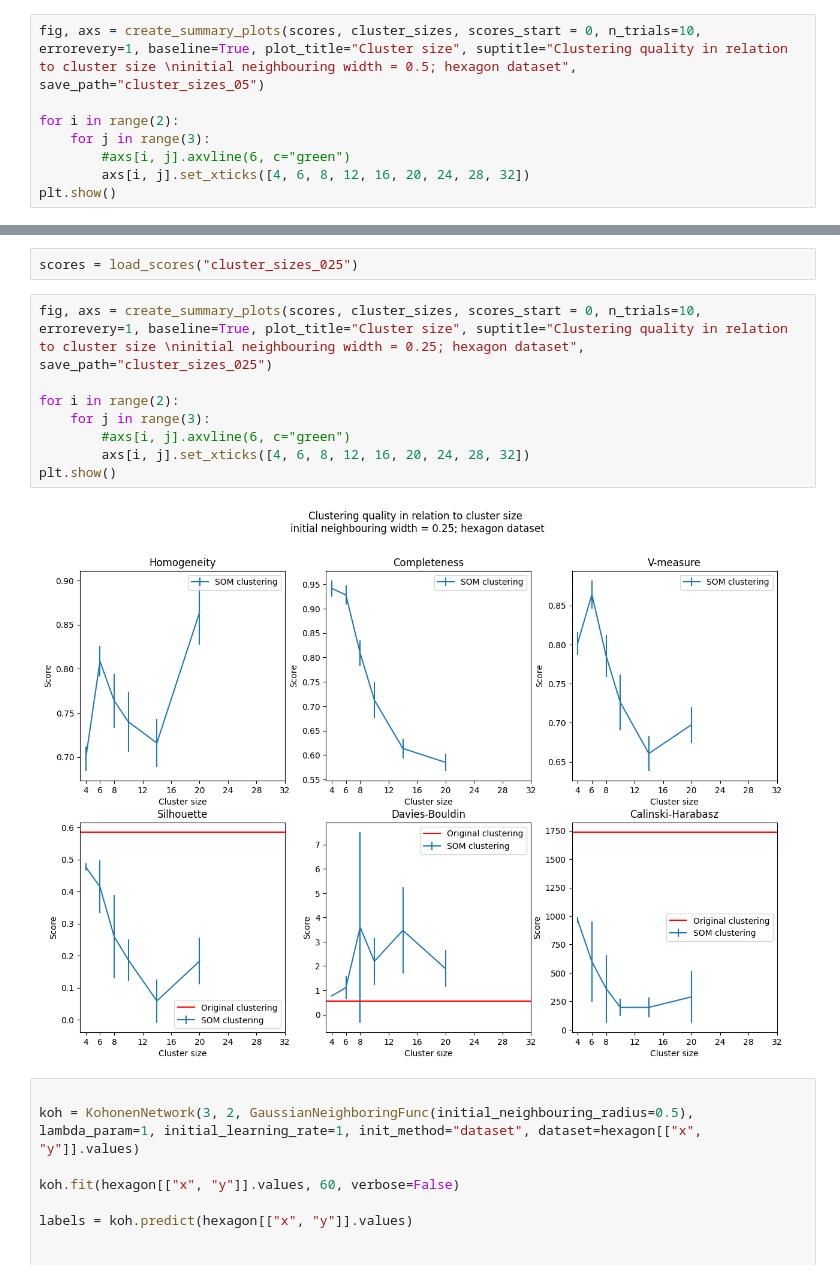
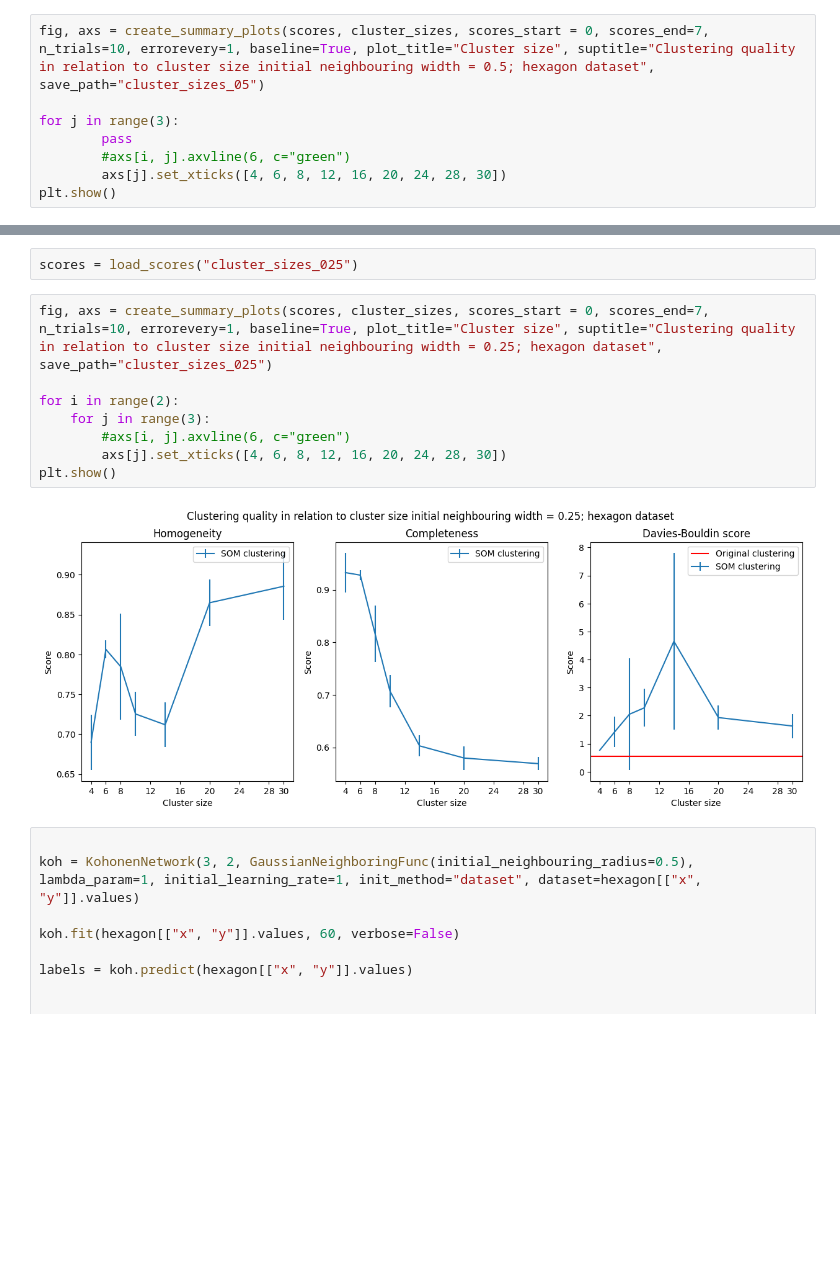
Before and after one commit to Fersoil/miowad, a Jupyter notebook: KOH/hex_eval.ipynb, the cells around one changed output, grey strips where cells are left out. Drawn from its saved outputs; the diff is of its cells as text; blank space fills up the shorter version.

```diff
--- a/KOH/hex_eval.ipynb
+++ b/KOH/hex_eval.ipynb
@@ -309,9 +354,9 @@ scores = load_scores("cluster_sizes")
 # %%
-fig, axs = create_summary_plots(scores, cluster_sizes, scores_start = 0, n_trials=10, errorevery=1, baseline=True, plot_title="Cluster size", suptitle="Clustering quality in relation to cluster size \ninitial neighbouring width = 0.5; hexagon dataset", save_path="cluster_sizes_05")
+fig, axs = create_summary_plots(scores, cluster_sizes, scores_start = 0, scores_end=7, n_trials=10, errorevery=1, baseline=True, plot_title="Cluster size", suptitle="Clustering quality in relation to cluster size initial neighbouring width = 0.5; hexagon dataset", save_path="cluster_sizes_05")
 
-for i in range(2):
-    for j in range(3):
+for j in range(3):
+        pass
         #axs[i, j].axvline(6, c="green")
-        axs[i, j].set_xticks([4, 6, 8, 12, 16, 20, 24, 28, 32])
+        axs[j].set_xticks([4, 6, 8, 12, 16, 20, 24, 28, 30])
 plt.show()
 # %% [output]
@@ -353,15 +397,15 @@ Trail 9
 # %%
 scores = load_scores("cluster_sizes_025")
 # %%
-fig, axs = create_summary_plots(scores, cluster_sizes, scores_start = 0, n_trials=10, errorevery=1, baseline=True, plot_title="Cluster size", suptitle="Clustering quality in relation to cluster size \ninitial neighbouring width = 0.25; hexagon dataset", save_path="cluster_sizes_025")
+fig, axs = create_summary_plots(scores, cluster_sizes, scores_start = 0, scores_end=7, n_trials=10, errorevery=1, baseline=True, plot_title="Cluster size", suptitle="Clustering quality in relation to cluster size initial neighbouring width = 0.25; hexagon dataset", save_path="cluster_sizes_025")
 
 for i in range(2):
     for j in range(3):
         #axs[i, j].axvline(6, c="green")
-        axs[i, j].set_xticks([4, 6, 8, 12, 16, 20, 24, 28, 32])
+        axs[j].set_xticks([4, 6, 8, 12, 16, 20, 24, 28, 30])
 plt.show()
 # %% [output]
-[figure, old version]
+[figure, new version]
 # %%
 
 koh = KohonenNetwork(3, 2, GaussianNeighboringFunc(initial_neighbouring_radius=0.5), lambda_param=1, initial_learning_rate=1, init_method="dataset", dataset=hexagon[["x", "y"]].values)
```
Also changed, not shown: parts of 22 cells of this notebook, 30 other files.
